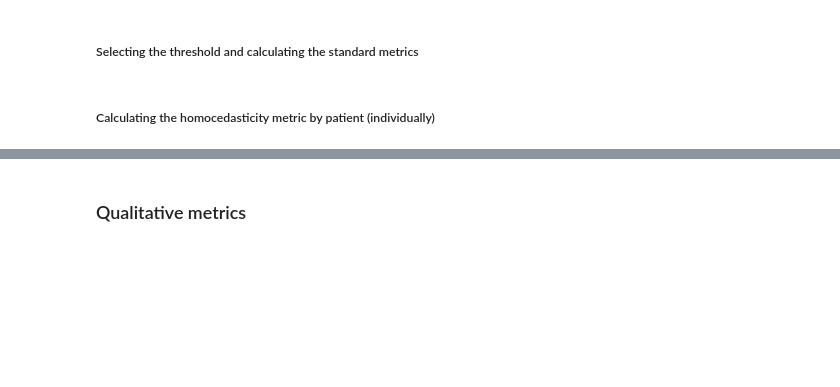
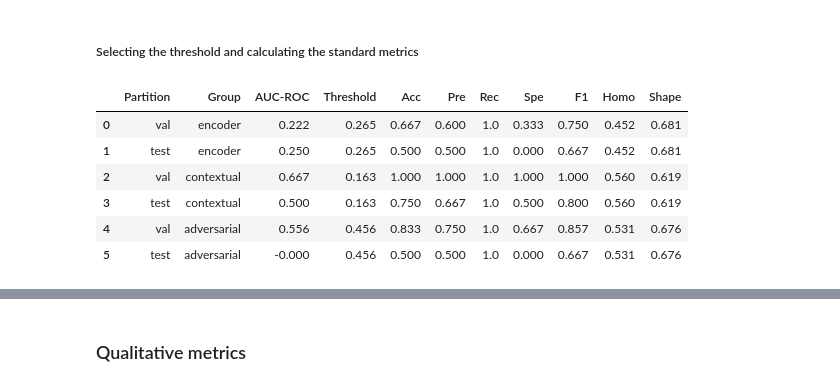
Before and after one commit to JefeLitman/2023_APN_Anomalous_Parkinson_Network, a Jupyter notebook: notebooks/exps_results/Individual_Results.ipynb, the cells around one changed output, grey strips where cells are left out. Cells and saved outputs as stored; diff of their text form; code cells hidden in the pictures; blank space fills up the shorter version.

Commit message:
Update notebook for results

```diff
--- a/notebooks/exps_results/Individual_Results.ipynb
+++ b/notebooks/exps_results/Individual_Results.ipynb
@@ -24,8 +24,8 @@ from utils.metrics import accuracy, precision, recall, specificity, f1_score
 # %%
 seed = 8128
 np.random.seed(seed)
-experiment_id = "0011"
-root_path = "../../results/Ganomaly_3D/"
+experiment_id = "0013"
+root_path = "../../results/Ganomaly_3D/0012_train_healthy/"
 for i in sorted(os.listdir(root_path)):
     if experiment_id in i:
         experiment_folder = os.path.join(root_path, i)
@@ -92,0 +121,10 @@ for t in ["encoder", "contextual", "adversarial"]:
+# %%
+data = []
+for c in ["normal", "abnormal"]:
+    parts = []
+    for g in ["train", "val", "test"]:
+        samples = encoder_losses[c][g]
+        for p_id in samples:
+            parts.append(np.r_[contextual_losses[c][g][p_id]])
+    data.append(parts)
+homocedasticity_level(*data), shapeness_level(*data, seed=seed)
@@ -111,49 +169,83 @@ for i in ["train", "val", "test"]:
 ##### Selecting the threshold and calculating the standard metrics
 # %%
 data_table = []
-data_columns = ["Partition", "Group", "AUC", "Threshold", "Acc", "Pre", "Rec", "Spe", "F1"]
+lambda_value = 3
+data_columns = ["Partition", "Group", "AUC-ROC", "Threshold", "Acc", "Pre", "Rec", "Spe", "F1", "Homo", "Shape"]
 
-errors = ["normal", "abnormal"]
 for t in ["encoder", "contextual", "adversarial"]:
     for part in ["val", "test"]:
-        data = "{}_{}_".format(part, t)
-        y_true = np.concatenate([[i]*globals()[data + j].shape[0] for i,j in enumerate(errors)])
-        y_pred = np.concatenate([globals()[data+i] for i in errors])
+        data = "{}_losses".format(t)
+        if len(globals()[data]["normal"]["train"]) != 0:
+            errors = ["normal", "abnormal"]
+        elif len(globals()[data]["abnormal"]["train"]) != 0:
+            errors = ["abnormal", "normal"]
+        y_true = []
+        y_pred = []
+        for ci, c in enumerate(errors):
+            samples = globals()[data][c][part]
+            y_pred += [
+                np.mean(samples[i]) + lambda_value*np.std(samples[i]) for i in samples
+            ]
+            y_true += [ci]*len(samples)
+        y_true = np.r_[y_true]
+        y_pred = np.r_[y_pred]
         tpr, fpr, _ = tpr_fpr_curve(y_true, y_pred)
 
         if part == "val":
-            precisions, recalls, thresholds = precision_recall_curve(y_true, y_pred)
-            deltas_pre_4_rec = np.abs(precisions - recalls)
-            threshold = thresholds[np.argmin(deltas_pre_4_rec[deltas_pre_4_rec != 0])]
+            accs, pres, recs, spes, f1s, thresholds = all_metrics_curve(y_true, y_pred)
+            table_metrics = np.concatenate([
+                accs.reshape([-1,1]),
+#                 pres.reshape([-1,1]),
+                recs.reshape([-1,1]),
+#                 spes.reshape([-1,1]),
+#                 f1s.reshape([-1,1])
+            ], axis=1)
+            threshold = thresholds[np.argmax(np.mean(table_metrics, axis=1))]
+            # deltas = np.abs(tpr - fpr)
+            # threshold = thresholds[np.argmin(deltas[deltas != 0])]
 
-        if "train_{}_normal".format(t) in globals().keys():
-            y_pred = (y_pred > threshold).astype(np.int64)
-            test_class = "normal"
-        else:
-            y_pred = (y_pred < threshold).astype(np.int64)
-            test_class = "abnormal"
+        #threshold = 1.174
+        y_pred = (y_pred > threshold).astype(np.int64)
 
         TP = tf.keras.metrics.TruePositives()
         TN = tf.keras.metrics.TrueNegatives()
         FP = tf.keras.metrics.FalsePositives()
         FN = tf.keras.metrics.FalseNegatives()
 
         TP.update_state(y_true, y_pred)
         TN.update_state(y_true, y_pred)
         FP.update_state(y_true, y_pred)
         FN.update_state(y_true, y_pred)
 
+        classes_data = []
+        for c in ["normal", "abnormal"]:
+            parts = []
+            for g in ["train", "val", "test"]:
+                samples = globals()[data][c][g]
+                for p_id in samples:
+                    parts.append(np.r_[samples[p_id]])
+            classes_data.append(parts)
+
+
         data_table.append([
             part,
             t,
             round(auc(fpr, tpr), 3),
             round(threshold, 3),
             round(accuracy(TP.result().numpy(), TN.result().numpy(), FP.result().numpy(), FN.result().numpy()), 3),
             round(precision(TP.result().numpy(), FP.result().numpy()), 3),
             round(recall(TP.result().numpy(), FN.result().numpy()), 3),
             round(specificity(TN.result().numpy(), FP.result().numpy()), 3),
             round(f1_score(TP.result().numpy(), FP.result().numpy(), FN.result().numpy()), 3),
+            round(homocedasticity_level(*classes_data), 3),
+            round(shapeness_level(*classes_data, seed=seed), 3)
         ])
 pd.DataFrame(data_table, columns=data_columns)
+# %% [output]
+|  | Partition | Group | AUC-ROC | Threshold | Acc | Pre | Rec | Spe | F1 | Homo | Shape |
+| 0 | val | encoder | 0.222 | 0.265 | 0.667 | 0.600 | 1.0 | 0.333 | 0.750 | 0.452 | 0.681 |
+| 1 | test | encoder | 0.250 | 0.265 | 0.500 | 0.500 | 1.0 | 0.000 | 0.667 | 0.452 | 0.681 |
+| 2 | val | contextual | 0.667 | 0.163 | 1.000 | 1.000 | 1.0 | 1.000 | 1.000 | 0.560 | 0.619 |
+| 3 | test | contextual | 0.500 | 0.163 | 0.750 | 0.667 | 1.0 | 0.500 | 0.800 | 0.560 | 0.619 |
+| 4 | val | adversarial | 0.556 | 0.456 | 0.833 | 0.750 | 1.0 | 0.667 | 0.857 | 0.531 | 0.676 |
+| 5 | test | adversarial | -0.000 | 0.456 | 0.500 | 0.500 | 1.0 | 0.000 | 0.667 | 0.531 | 0.676 |
-# %% [markdown]
-##### Calculating the homocedasticity metric by patient (individually)
```
Also changed, not shown: parts of 17 cells of this notebook, 1 other file.
